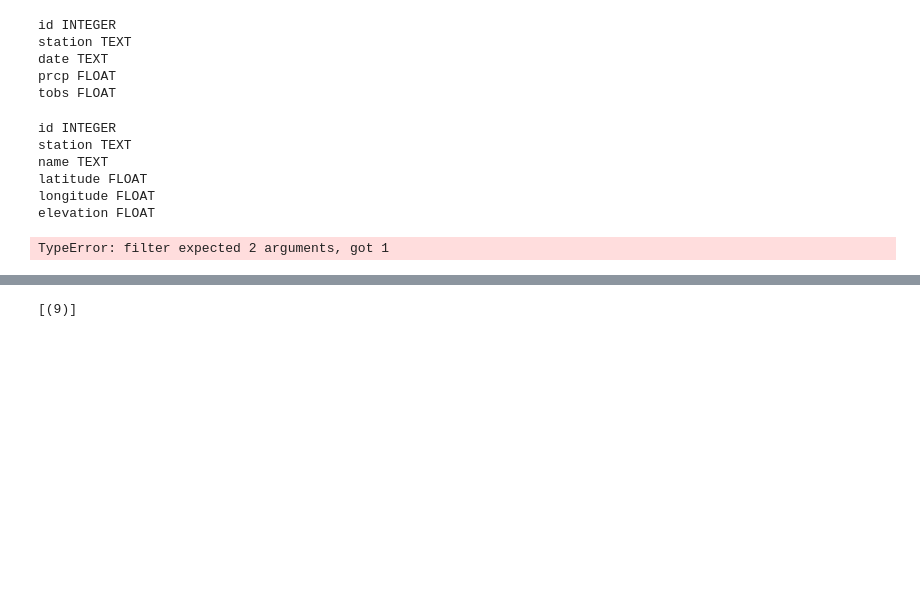
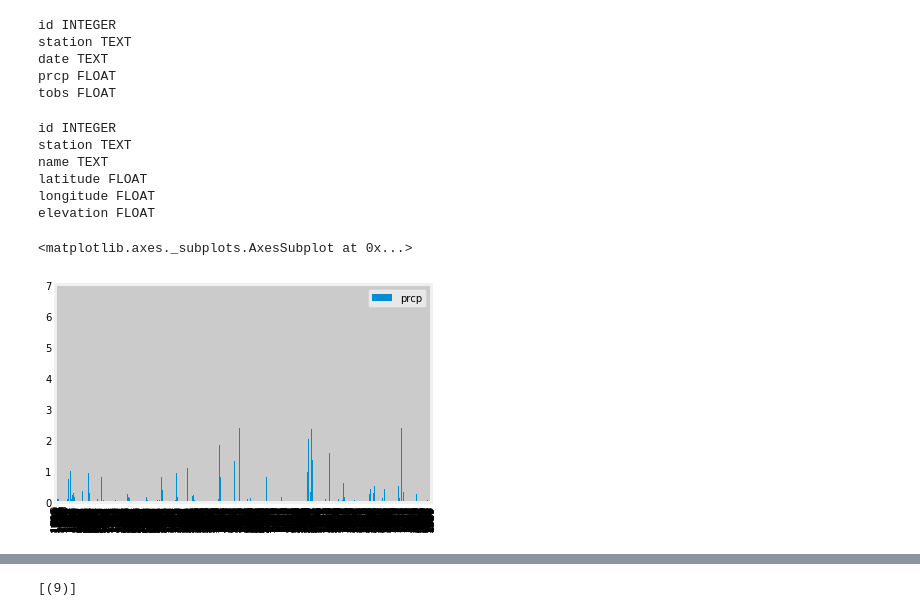
Before and after one commit to dfirestone73/SQLAlchemy-Challenge, a Jupyter notebook: climate_starter.ipynb, the cells around one changed output, grey strips where cells are left out. Saved outputs shown, nothing was run; the diff lists cells and outputs as text; code cells hidden in the pictures; blank space fills up the shorter version.

```diff
--- a/climate_starter.ipynb
+++ b/climate_starter.ipynb
@@ -65,21 +63,27 @@ elevation FLOAT
 # %%
 # Design a query to retrieve the last 12 months of precipitation data and plot the results
 
 # Calculate the date 1 year ago from the last data point in the database
 max_date=session.query(Measurement.date).order_by(Measurement.date.desc()).first()
 #max_date = (2017,8,23)
 year_ago=dt.date(2017,8,23) - dt.timedelta(days=365)
 
 # Perform a query to retrieve the data and precipitation scores
-session.query(Measurement.date,Measurement.prcp)
-filter(Measurement.date > year_ago).all()
+precipDF=pd.DataFrame(session.query(Measurement.date,Measurement.prcp).\
+                    filter(Measurement.date >= year_ago).all())
+precipDF
 
 # Save the query results as a Pandas DataFrame and set the index to the date column
 
 # Sort the dataframe by date
+precipDF.sort_values(by='date').plot.bar()
+#precipDF.reset_index()
+#precipDF.set_index('date')
+# precipDF.groupby('date').sum().plot.bar()
 
 # Use Pandas Plotting with Matplotlib to plot the data
 # %% [output]
-TypeError: filter expected 2 arguments, got 1
+<matplotlib.axes._subplots.AxesSubplot at 0x...>
+[figure, added]
 # %% [markdown]
 ![precipitation](Images/precipitation.png)
```
Also changed, not shown: parts of 3 cells of this notebook.
